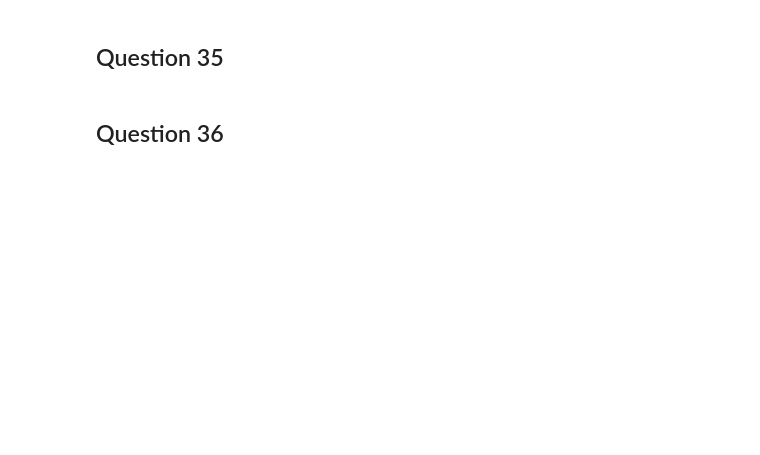
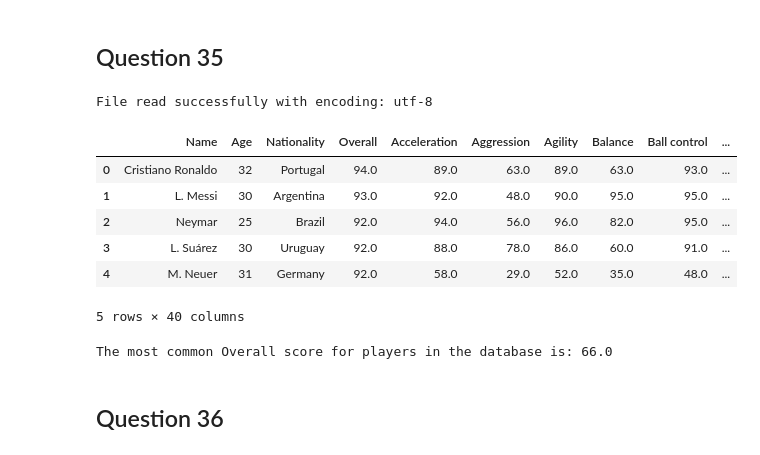
Before and after one commit to ramodubjane/kamo_final_exam_pt2, a Jupyter notebook: Final Exam.ipynb, the cells around one changed output. Cells and saved outputs as stored; diff of their text form; code cells hidden in the pictures; blank space fills up the shorter version.

```diff
--- a/Final Exam.ipynb
+++ b/Final Exam.ipynb
@@ -41,3 +35,9 @@ football_players = pd.read_csv("/kaggle/input/exam-still/football_players.csv",
+# %%
+df = pd.read_csv("https://raw.githubusercontent.com/ramodubjane/kamo_final_exam_pt2/main/Kamogelo%20Sete%20data_part_II-3049_1666863723/claims_data.csv")
+rand_dollar = pd.read_csv("https://raw.githubusercontent.com/ramodubjane/kamo_final_exam_pt2/main/Kamogelo%20Sete%20data_part_II-3049_1666863723/rand-dollar.csv")
+data = pd.read_excel("C:/Users/ramod/OneDrive/Documents/unsupervised streamit/kamo_final_exam_pt2/Kamogelo Sete data_part_II-3049_1666863723/matches.xlsx")
+football_players = pd.read_csv("https://raw.githubusercontent.com/ramodubjane/kamo_final_exam_pt2/main/Kamogelo%20Sete%20data_part_II-3049_1666863723/football_players.csv", encoding='latin1')
+essay = pd.read_csv("https://raw.githubusercontent.com/ramodubjane/kamo_final_exam_pt2/main/Kamogelo%20Sete%20data_part_II-3049_1666863723/Essay_data.csv")
 # %%
 # Split data into X and y
 X = rand_dollar.drop(columns=['ZAR/USD'])
@@ -551,19 +646,29 @@ encodings = ['utf-8', 'latin1', 'ISO-8859-1']
 
 for encoding in encodings:
     try:
-        Fifa = pd.read_csv('football_players.csv', encoding=encoding)
+        football_players = pd.read_csv("https://raw.githubusercontent.com/ramodubjane/kamo_final_exam_pt2/main/Kamogelo%20Sete%20data_part_II-3049_1666863723/football_players.csv", encoding='latin1')
         print("File read successfully with encoding:", encoding)
         break  # Stop trying encodings once successful
     except UnicodeDecodeError:
         print("Failed to read file with encoding:", encoding)
-
-# Further processing of the Fifa DataFrame as needed
+# %% [output]
+File read successfully with encoding: utf-8
 # %%
-Fifa.head()
+football_players.head()
+# %% [output]
+|  | Name | Age | Nationality | Overall | Acceleration | Aggression | Agility | Balance | Ball control | ... |
+| 0 | Cristiano Ronaldo | 32 | Portugal | 94.0 | 89.0 | 63.0 | 89.0 | 63.0 | 93.0 | ... |
+| 1 | L. Messi | 30 | Argentina | 93.0 | 92.0 | 48.0 | 90.0 | 95.0 | 95.0 | ... |
+| 2 | Neymar | 25 | Brazil | 92.0 | 94.0 | 56.0 | 96.0 | 82.0 | 95.0 | ... |
+| 3 | L. Suárez | 30 | Uruguay | 92.0 | 88.0 | 78.0 | 86.0 | 60.0 | 91.0 | ... |
+| 4 | M. Neuer | 31 | Germany | 92.0 | 58.0 | 29.0 | 52.0 | 35.0 | 48.0 | ... |
+5 rows × 40 columns
 # %%
-most_common_overall = Fifa['Overall'].value_counts().idxmax()
+most_common_overall = football_players['Overall'].value_counts().idxmax()
 
 print("The most common Overall score for players in the database is:", most_common_overall)
+# %% [output]
+The most common Overall score for players in the database is: 66.0
 # %% [markdown]
 ## Question 36
 # %%
```
Also changed, not shown: parts of 57 cells of this notebook.
